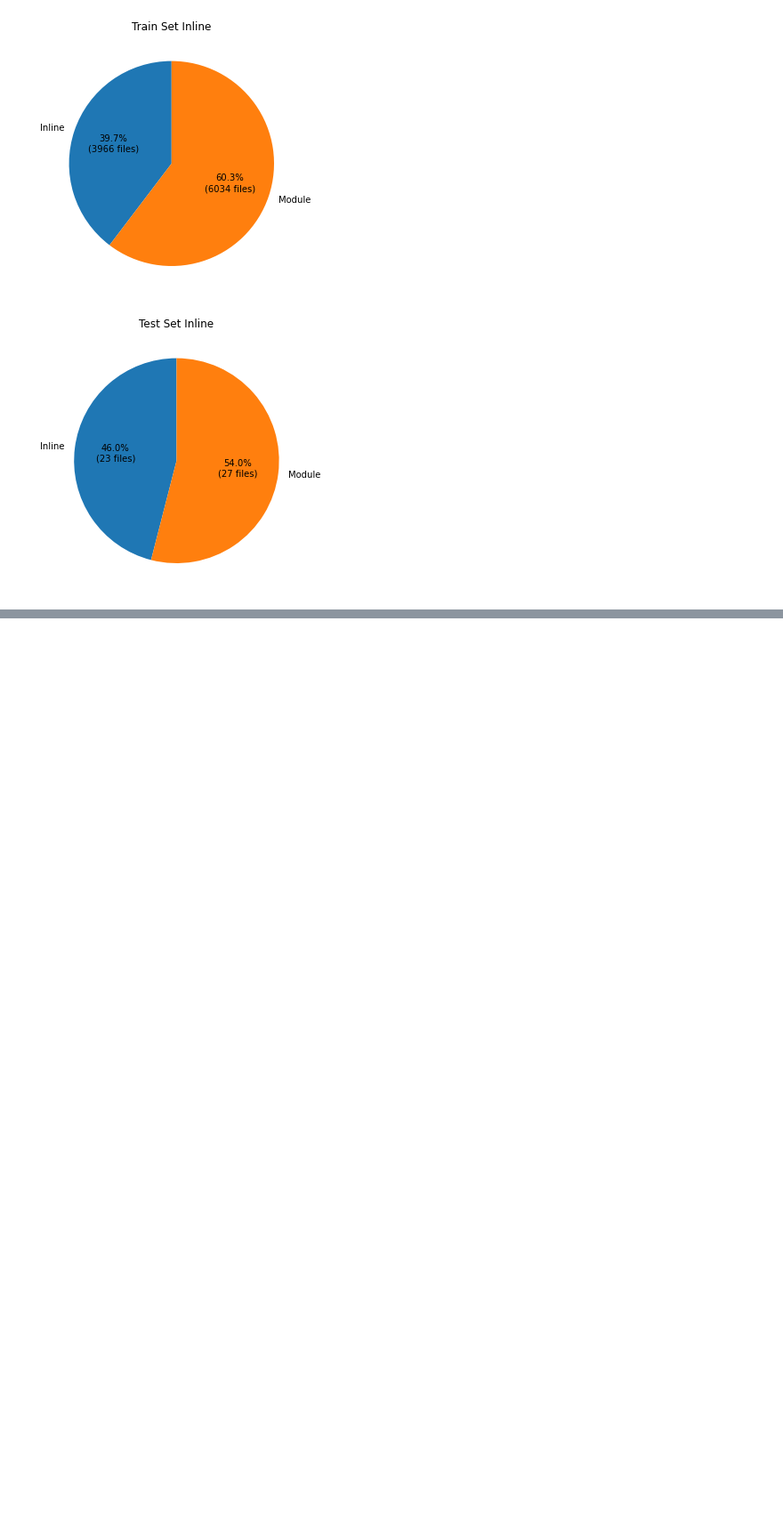
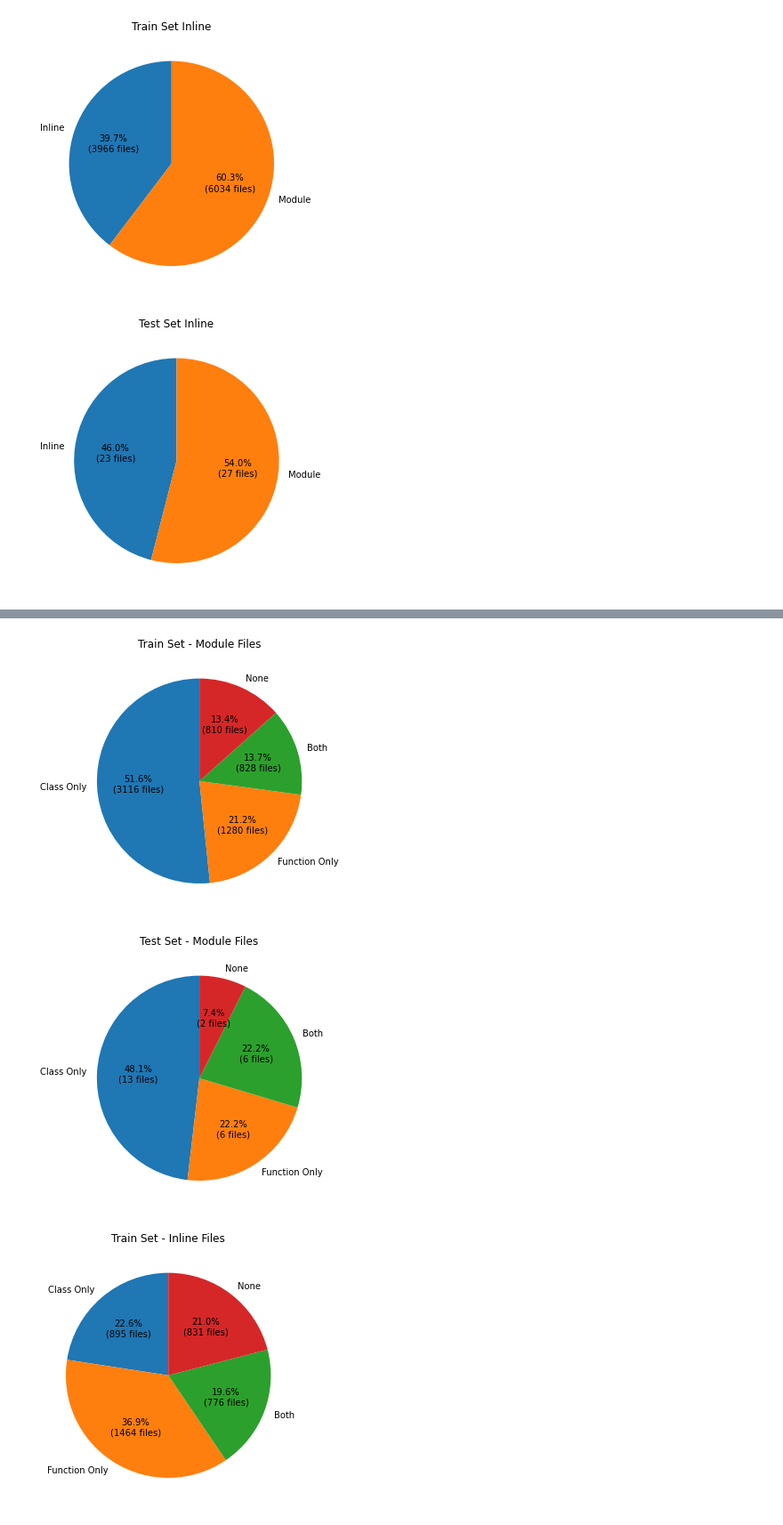
Before and after one commit to UoA-CS760/autocomplete-predictor, a Jupyter notebook: data/train_file_analysis.ipynb, the cells around one changed output, grey strips where cells are left out. Shown at 89% size. Drawn from its saved outputs; the diff is of its cells as text; code cells hidden in the pictures; blank space fills up the shorter version.

Commit message:
adjust data analysis to account for module vs inline for class only / func only

```diff
--- a/data/train_file_analysis.ipynb
+++ b/data/train_file_analysis.ipynb
@@ -388,3 +358,7 @@ plot_inline(df_test_inline, 'Test Set Inline')
 # %% [output]
 [figure]
 [figure]
+# %%
+# add module|inline info - train
+df_train_inline_module = pd.merge(df_train_inline, df_train, on=['filename'])
+df_train_inline_module.describe()
@@ -390,0 +375,4 @@ plot_inline(df_test_inline, 'Test Set Inline')
+# %%
+# add module|inline info - test
+df_test_inline_module = pd.merge(df_test_inline, df_test, on=['filename'])
+df_test_inline_module.describe()
@@ -390,0 +389,31 @@ plot_inline(df_test_inline, 'Test Set Inline')
+# %%
+def module_pie(df, title):
+    class_only = df[(df['root_class_count'] > 0) & (df['root_function_count'] == 0)]
+    func_only = df[(df['root_class_count'] == 0) & (df['root_function_count'] > 0)]
+    class_func_both = df[(df['root_class_count'] > 0) & (df['root_function_count'] > 0)]
+    none_class_func = df[(df['root_class_count'] == 0) & (df['root_function_count'] == 0)]
+
+    class_func_both_data = [len(class_only), len(func_only), len(class_func_both), len(none_class_func)]
+    class_func_both_data_labels = ['Class Only', 'Function Only', 'Both', 'None']
+
+    def fmt_label(pct, count):
+        absolute = round(pct / 100.0 * count, 1)
+        return "{:1.1f}%\n({:.0f} files)".format(pct, absolute)
+
+    fig = plt.figure()
+
+    ax = fig.add_axes([0,0,1,1])
+    ax.set_title(title)
+    ax.pie(class_func_both_data,labels=class_func_both_data_labels,
+            shadow=False, startangle=90, autopct=lambda pct: fmt_label(pct, len(df)))
+
+    fig.savefig(f'{title}.png', figsize=(4, 4), dpi=200, bbox_inches='tight')
+
+module_pie(df_train_inline_module[df_train_inline_module['is_inline'] == False], 'Train Set - Module Files')
+module_pie(df_test_inline_module[df_test_inline_module['is_inline'] == False], 'Test Set - Module Files')
+module_pie(df_train_inline_module[df_train_inline_module['is_inline'] == True], 'Train Set - Inline Files')
+module_pie(df_test_inline_module[df_test_inline_module['is_inline'] == True], 'Test Set - Inline Files')
+# %% [output]
+[figure, added]
+[figure, added]
+[figure, added]
```
Also changed, not shown: parts of 5 cells of this notebook, 6 other files.
